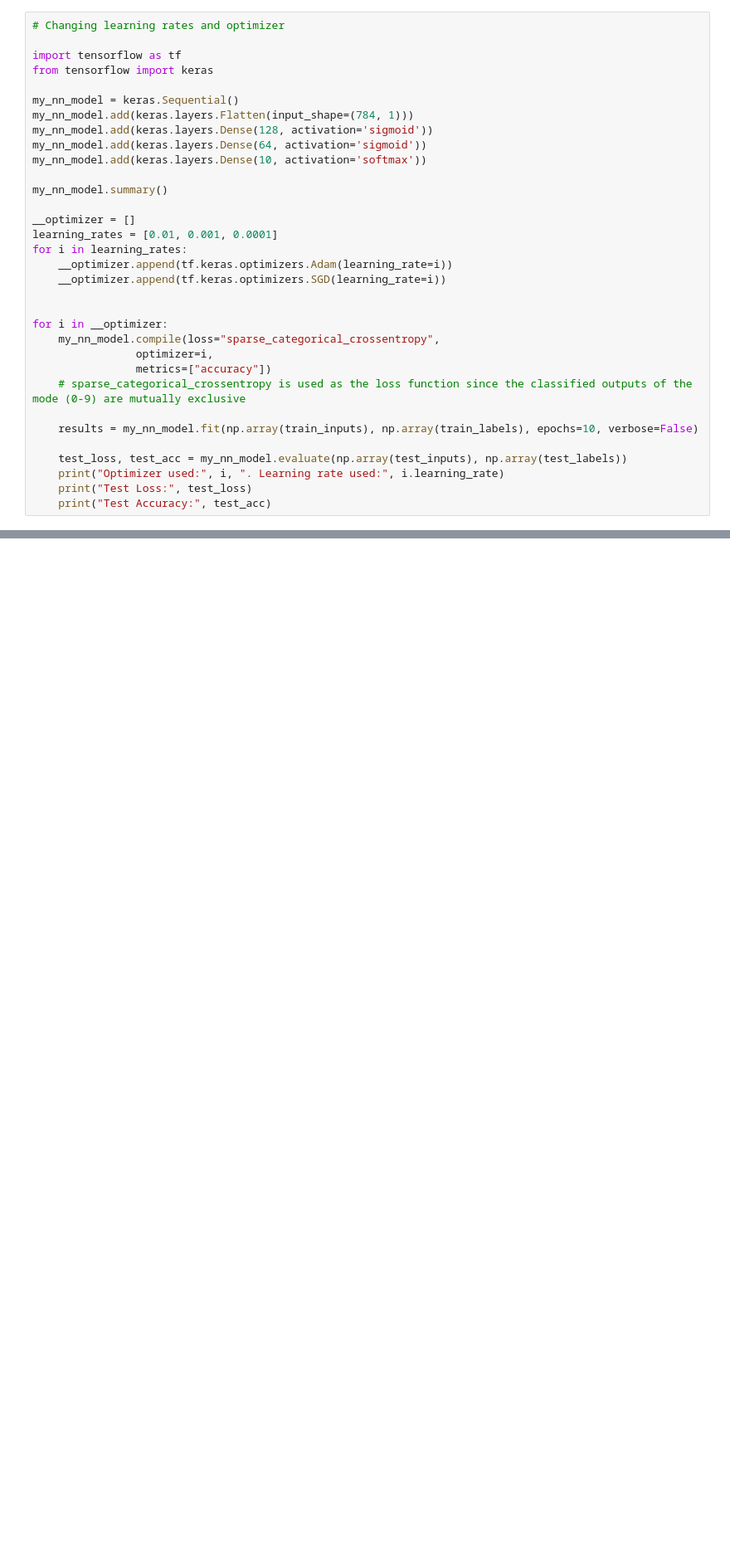
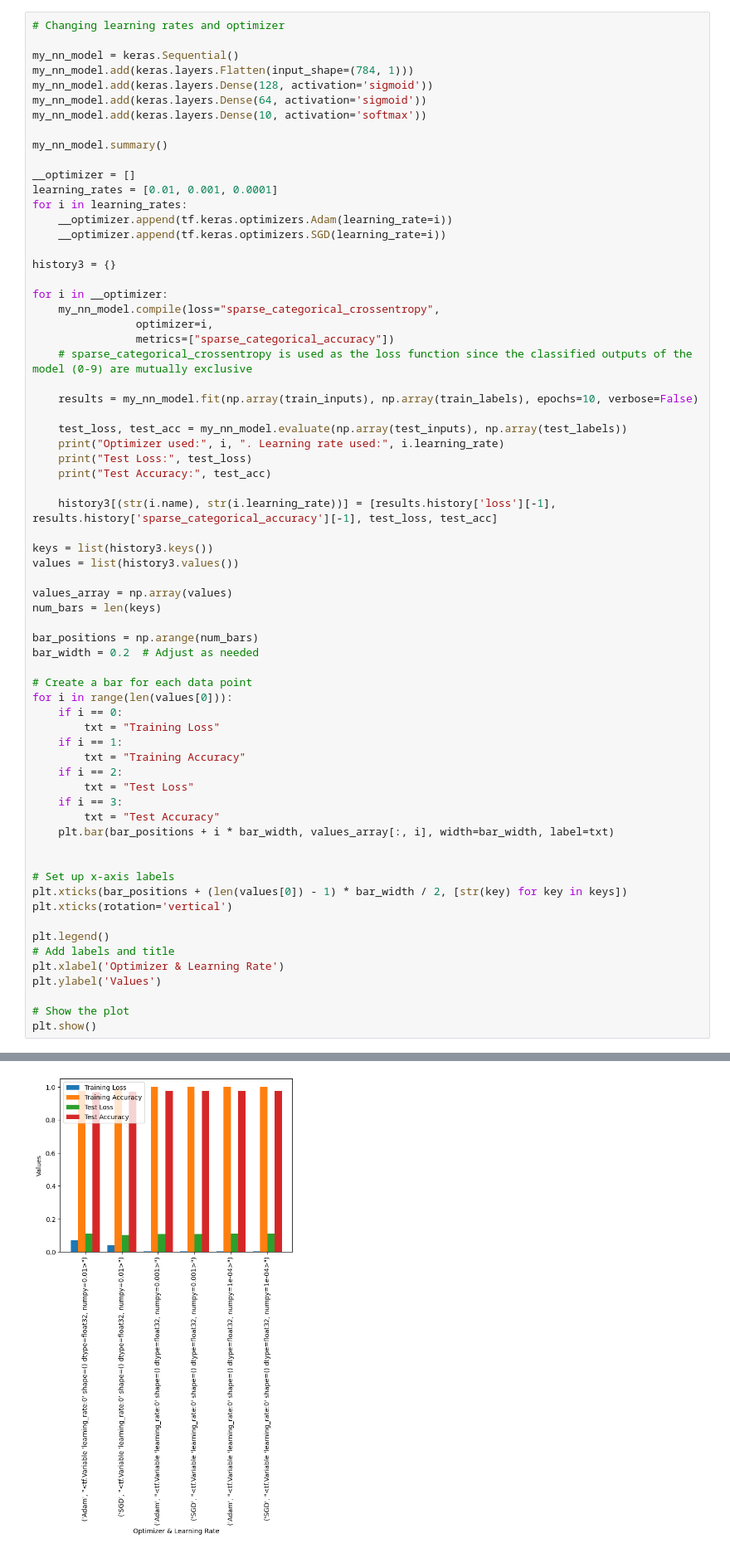
Before and after one commit to AvaneenP/CS6316-FinalProj, a Jupyter notebook: mnist_nn_analysis.ipynb, the cells around one changed output, grey strips where cells are left out. Shown at 83% size. Saved outputs shown, nothing was run; the diff lists cells and outputs as text; blank space fills up the shorter version.

```diff
--- a/mnist_nn_analysis.ipynb
+++ b/mnist_nn_analysis.ipynb
@@ -225,8 +344,5 @@ Test Accuracy: 0.8939999938011169
 # %%
 # Changing learning rates and optimizer
-
-import tensorflow as tf
-from tensorflow import keras
 
 my_nn_model = keras.Sequential()
 my_nn_model.add(keras.layers.Flatten(input_shape=(784, 1)))
@@ -242,12 +358,13 @@ for i in learning_rates:
     __optimizer.append(tf.keras.optimizers.Adam(learning_rate=i))
     __optimizer.append(tf.keras.optimizers.SGD(learning_rate=i))
 
+history3 = {}
 
 for i in __optimizer:
     my_nn_model.compile(loss="sparse_categorical_crossentropy",
                 optimizer=i,
-                metrics=["accuracy"])
-    # sparse_categorical_crossentropy is used as the loss function since the classified outputs of the mode (0-9) are mutually exclusive
+                metrics=["sparse_categorical_accuracy"])
+    # sparse_categorical_crossentropy is used as the loss function since the classified outputs of the model (0-9) are mutually exclusive
 
     results = my_nn_model.fit(np.array(train_inputs), np.array(train_labels), epochs=10, verbose=False)
 
@@ -255,4 +372,40 @@ for i in __optimizer:
     print("Optimizer used:", i, ". Learning rate used:", i.learning_rate)
     print("Test Loss:", test_loss)
     print("Test Accuracy:", test_acc)
+
+    history3[(str(i.name), str(i.learning_rate))] = [results.history['loss'][-1], results.history['sparse_categorical_accuracy'][-1], test_loss, test_acc]
+
+keys = list(history3.keys())
+values = list(history3.values())
+
+values_array = np.array(values)
+num_bars = len(keys)
+
+bar_positions = np.arange(num_bars)
+bar_width = 0.2  # Adjust as needed
+
+# Create a bar for each data point
+for i in range(len(values[0])):
+    if i == 0:
+        txt = "Training Loss"
+    if i == 1:
+        txt = "Training Accuracy"
+    if i == 2:
+        txt = "Test Loss"
+    if i == 3:
+        txt = "Test Accuracy"
+    plt.bar(bar_positions + i * bar_width, values_array[:, i], width=bar_width, label=txt)
+
+
+# Set up x-axis labels
+plt.xticks(bar_positions + (len(values[0]) - 1) * bar_width / 2, [str(key) for key in keys])
+plt.xticks(rotation='vertical')
+
+plt.legend()
+# Add labels and title
+plt.xlabel('Optimizer & Learning Rate')
+plt.ylabel('Values')
+
+# Show the plot
+plt.show()
 # %% [output]
@@ -275,0 +429 @@ Test Accuracy: 0.9767000079154968
+[figure, added]
```
Also changed, not shown: parts of 8 cells of this notebook.
